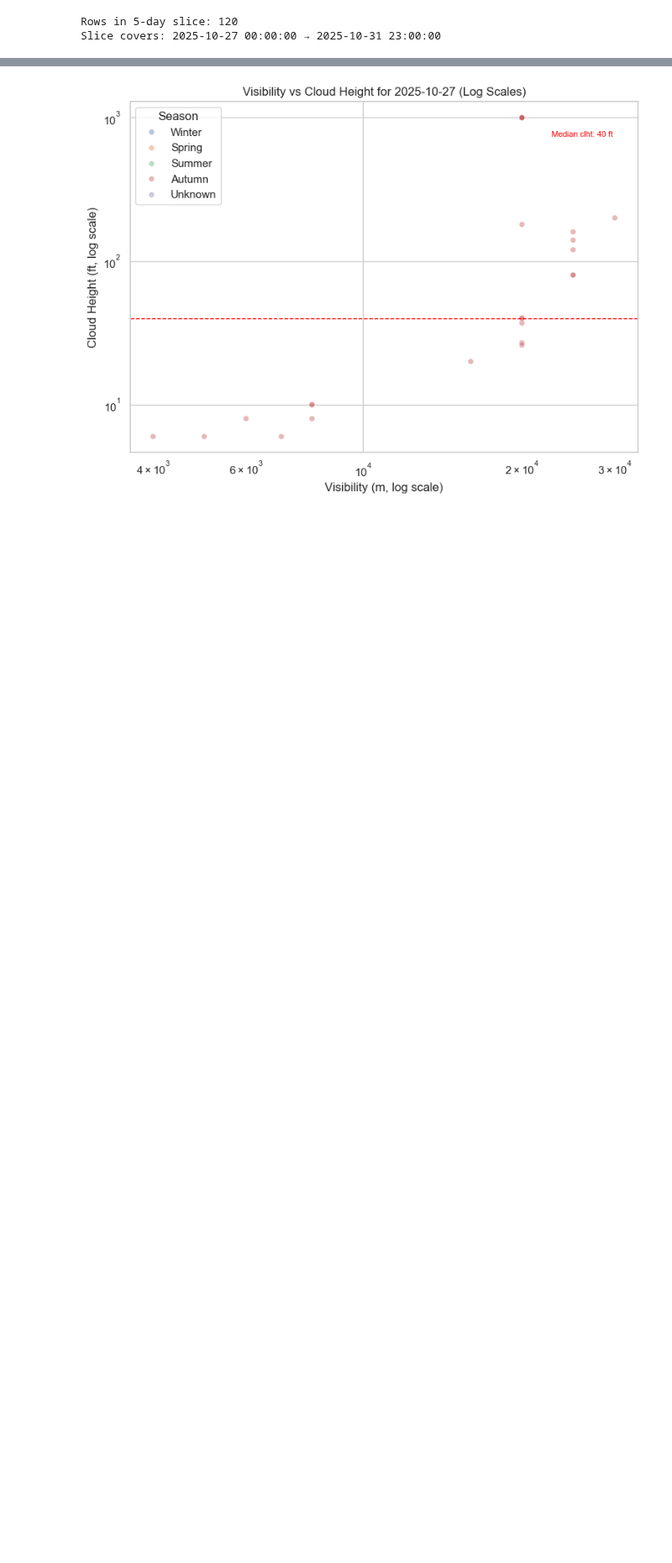
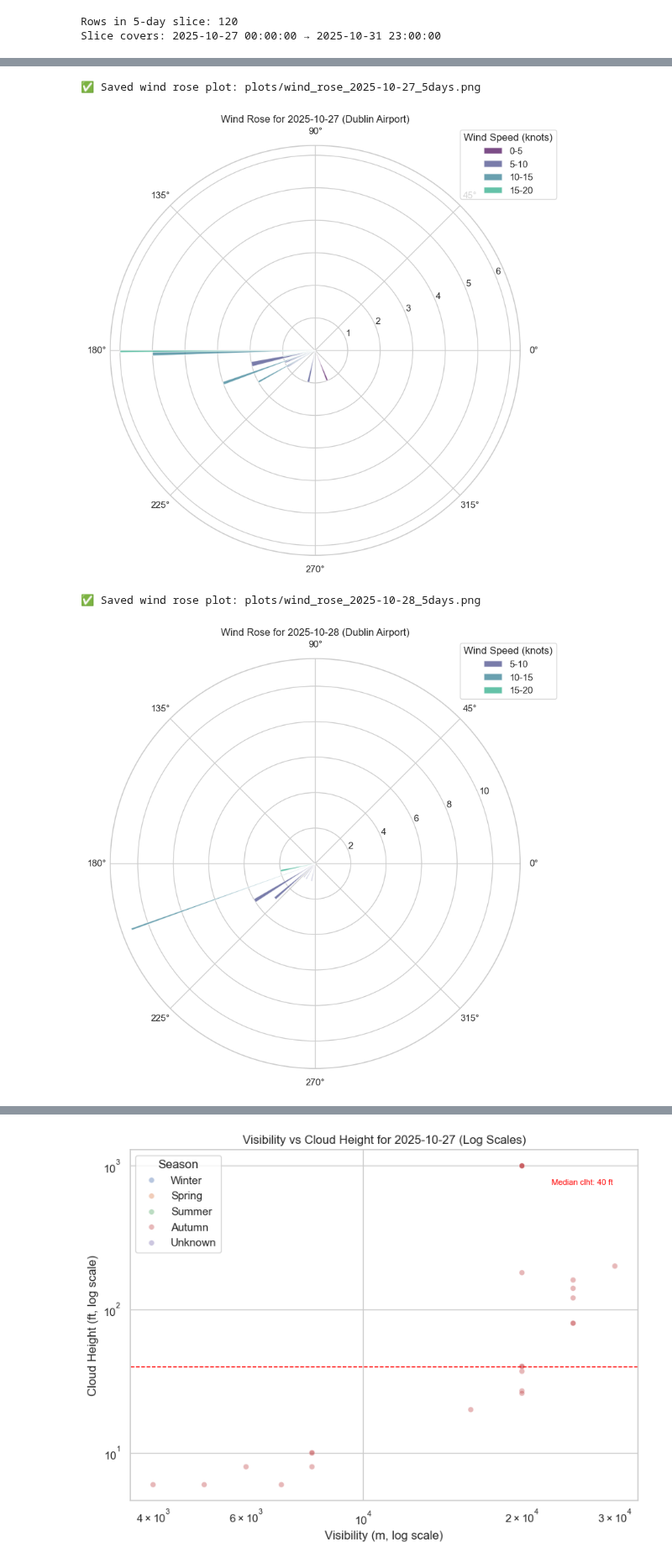
Before and after one commit to ECronin1973/programming-for-data-analytics, a Jupyter notebook: project/flight_reroute_dub.ipynb, the cells around one changed output, grey strips where cells are left out. Shown at 84% size. Saved outputs shown, nothing was run; the diff lists cells and outputs as text; code cells hidden in the pictures; blank space fills up the shorter version.

```diff
--- a/project/flight_reroute_dub.ipynb
+++ b/project/flight_reroute_dub.ipynb
@@ -1181,0 +1438,63 @@ for day in unique_days:
+# %%
+# 🌬️ Step 13d – Wind Speed and Direction Analysis (27–31 Oct 2025, Daily Wind Roses, Orientation via angle transform)
+
+# Ensure plots folder exists
+os.makedirs("plots", exist_ok=True)
+
+# Define wind speed bins and labels
+speed_bins = [0, 5, 10, 15, 20, 25, 30]
+speed_labels = ["0-5", "5-10", "10-15", "15-20", "20-25", "25-30"]
+
+# Get unique days in the 5-day slice
+unique_days = df_weather_5days["datetime"].dt.date.unique()
+
+# Prepare colormap
+cmap = cm.get_cmap("viridis", len(speed_labels))
+
+# Generate wind rose plots for each day
+for day in unique_days:
+    day_data = df_weather_5days[df_weather_5days["datetime"].dt.date == day].copy()
+
+    # Ensure wind direction is numeric degrees
+    day_data["wddir"] = pd.to_numeric(day_data["wddir"], errors="coerce")
+    day_data = day_data.dropna(subset=["wddir"])
+
+    # Bin wind speeds
+    day_data["speed_bin"] = pd.cut(
+        day_data["wdsp"], bins=speed_bins, labels=speed_labels, include_lowest=True
+    )
+
+    # Transform directions to achieve North at top and clockwise rotation:
+    # Matplotlib default: 0 rad = East, CCW positive.
+    # Meteorological: degrees from North, clockwise.
+    # Convert with theta = radians(90 - wddir).
+    day_data["theta"] = np.deg2rad(90 - day_data["wddir"])
+
+    # Polar plot
+    fig, ax = plt.subplots(figsize=(8, 8), subplot_kw=dict(polar=True))
+
+    for label, color in zip(speed_labels, cmap(np.linspace(0, 1, len(speed_labels)))):
+        subset = day_data[day_data["speed_bin"] == label]
+        if not subset.empty:
+            ax.hist(
+                subset["theta"].dropna(),
+                bins=16,
+                alpha=0.7,
+                color=color,
+                label=label
+            )
+
+    ax.set_title(f"Wind Rose for {day} (Dublin Airport)")
+    ax.legend(title="Wind Speed (knots)", bbox_to_anchor=(1.1, 1.05))
+
+    # Save each plot with day-specific filename
+    filename = f"plots/wind_rose_{day}_5days.png"
+    plt.tight_layout()
+    plt.savefig(filename, dpi=300)
+    print(f"✅ Saved wind rose plot: {filename}")
+    plt.show()
+# %% [output]
+✅ Saved wind rose plot: plots/wind_rose_2025-10-27_5days.png
+[figure, added]
+✅ Saved wind rose plot: plots/wind_rose_2025-10-28_5days.png
+[figure, added]
```
Also changed, not shown: parts of 32 cells of this notebook, 16 other files.
